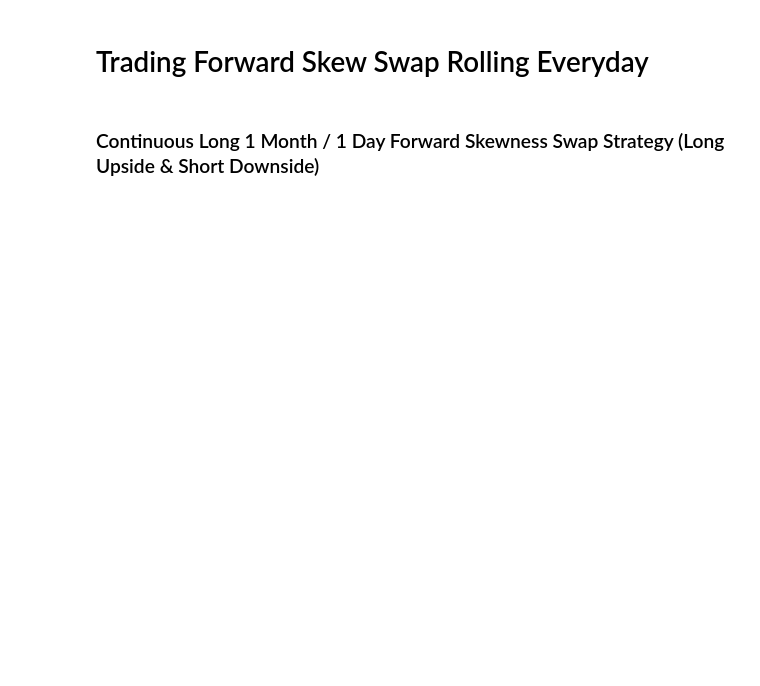
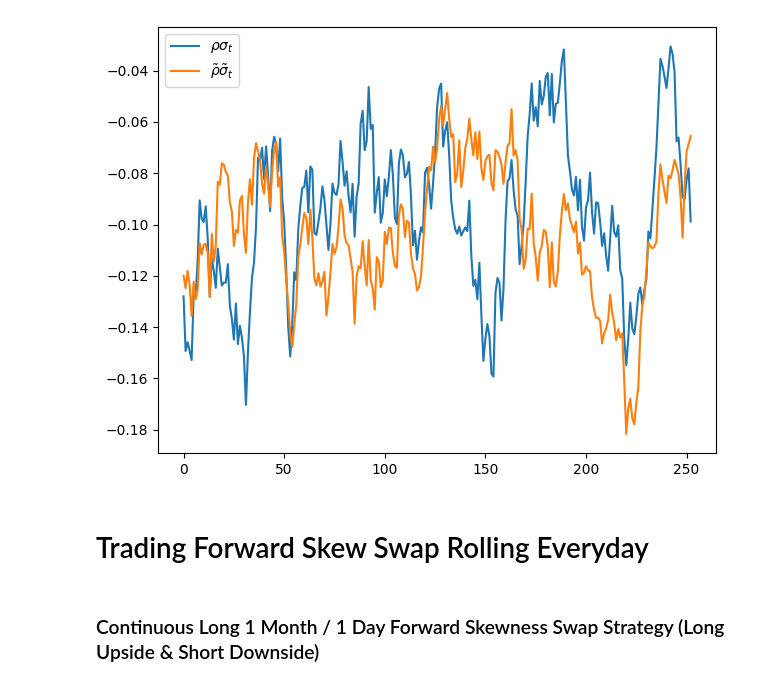
Before and after one commit to Newtype07/volatility-arbitrage-stoch-vol, a Jupyter notebook: volatility_arbitrage/strategy/skewness_arbitrage.ipynb, the cells around one changed output. Cells and saved outputs as stored; diff of their text form; code cells hidden in the pictures; blank space fills up the shorter version.

```diff
--- a/volatility_arbitrage/strategy/skewness_arbitrage.ipynb
+++ b/volatility_arbitrage/strategy/skewness_arbitrage.ipynb
@@ -50,11 +48,13 @@ lr, real_var, imp_var = generate_inefficient_market(
 f = 100 * np.exp(np.cumsum(lr, axis=0))
 # %%
 fig, ax = plt.subplots()
-ax.plot(rho_tilde * real_var[:, 0], label=r"$\rho \sigma_t$")
-ax.plot(rho * imp_var[:, 0], label=r"$\tilde{\rho} \tilde{\sigma}_t$")
+ax.plot(rho_tilde * np.sqrt(real_var[:, 0]), label=r"$\rho \sigma_t$")
+ax.plot(rho * np.sqrt(imp_var[:, 0]), label=r"$\tilde{\rho} \tilde{\sigma}_t$")
 ax.legend()
 fig.tight_layout()
 plt.show()
+# %% [output]
+[figure, added]
 # %% [markdown]
 # Trading Forward Skew Swap Rolling Everyday
 # %%
```
Also changed, not shown: parts of 9 cells of this notebook, 1 other file.
